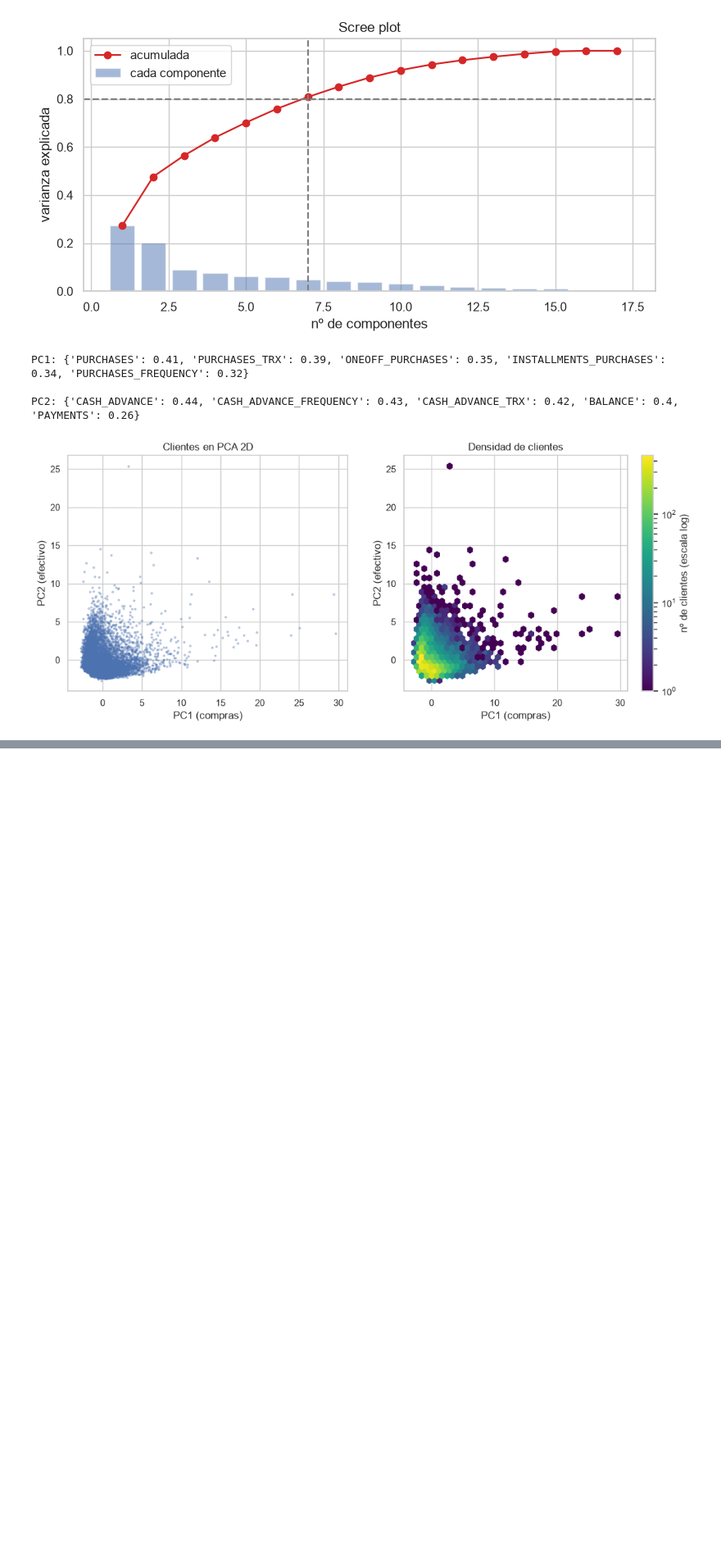
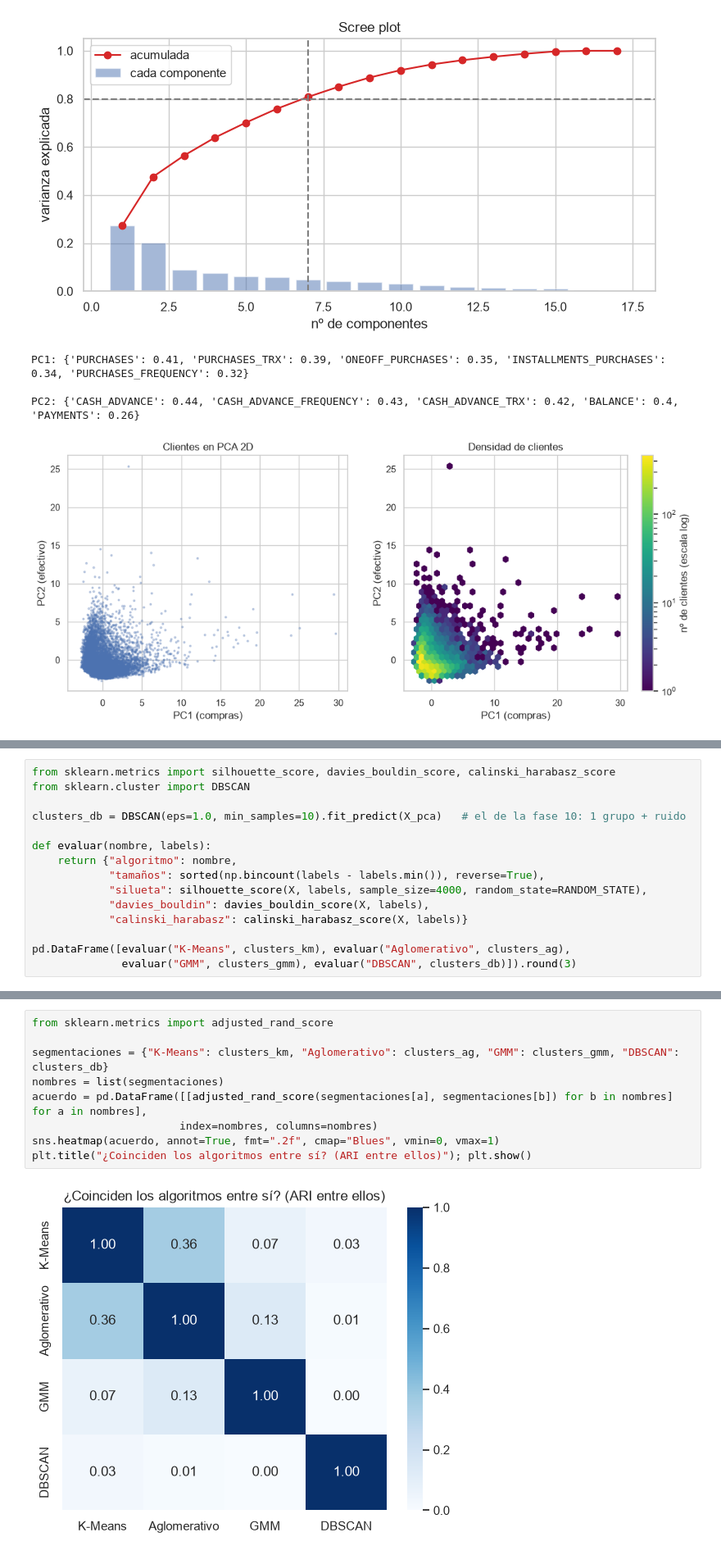
Before and after one commit to IA-P1-BCN/juanCarlos-investigacion-clustering, a Jupyter notebook: workshop-tarjetas.ipynb, the cells around one changed output, grey strips where cells are left out. Shown at 82% size. Cells and saved outputs as stored; diff of their text form; blank space fills up the shorter version.

Commit message:
taller(11): tarjetas — evaluación sin etiqueta (métricas internas, ARI entre algoritmos y semillas, silueta por segmento, t-SNE)
Co-Authored-By: Claude Opus 5.5 <noreply@anthropic.com>

```diff
--- a/workshop-tarjetas.ipynb
+++ b/workshop-tarjetas.ipynb
@@ -359,0 +284,15 @@ DBSCAN busca **zonas densas separadas por huecos**; en una **nube continua no ha
+# %%
+from sklearn.metrics import silhouette_score, davies_bouldin_score, calinski_harabasz_score
+from sklearn.cluster import DBSCAN
+
+clusters_db = DBSCAN(eps=1.0, min_samples=10).fit_predict(X_pca)   # el de la fase 10: 1 grupo + ruido
+
+def evaluar(nombre, labels):
+    return {"algoritmo": nombre,
+            "tamaños": sorted(np.bincount(labels - labels.min()), reverse=True),
+            "silueta": silhouette_score(X, labels, sample_size=4000, random_state=RANDOM_STATE),
+            "davies_bouldin": davies_bouldin_score(X, labels),
+            "calinski_harabasz": calinski_harabasz_score(X, labels)}
+
+pd.DataFrame([evaluar("K-Means", clusters_km), evaluar("Aglomerativo", clusters_ag),
+              evaluar("GMM", clusters_gmm), evaluar("DBSCAN", clusters_db)]).round(3)
@@ -359,0 +315,11 @@ DBSCAN busca **zonas densas separadas por huecos**; en una **nube continua no ha
+# %%
+from sklearn.metrics import adjusted_rand_score
+
+segmentaciones = {"K-Means": clusters_km, "Aglomerativo": clusters_ag, "GMM": clusters_gmm, "DBSCAN": clusters_db}
+nombres = list(segmentaciones)
+acuerdo = pd.DataFrame([[adjusted_rand_score(segmentaciones[a], segmentaciones[b]) for b in nombres] for a in nombres],
+                       index=nombres, columns=nombres)
+sns.heatmap(acuerdo, annot=True, fmt=".2f", cmap="Blues", vmin=0, vmax=1)
+plt.title("¿Coinciden los algoritmos entre sí? (ARI entre ellos)"); plt.show()
+# %% [output]
+[figure, added]
```
Also changed, not shown: parts of 25 cells of this notebook, 2 other files.
